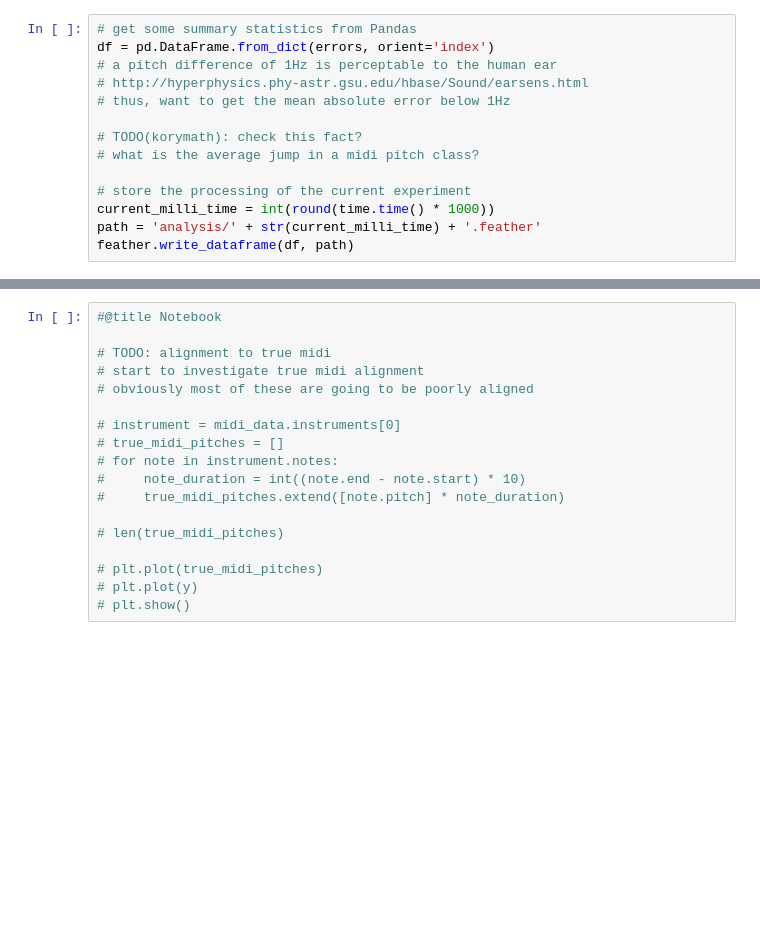
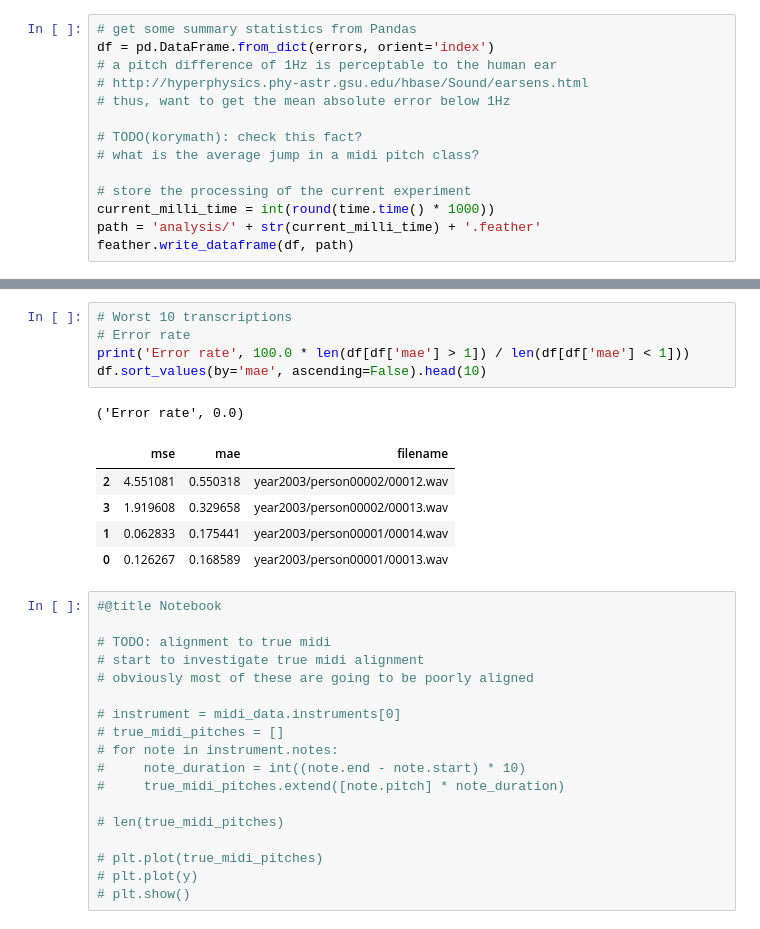
Before and after one commit to fishandchipsing/brds, a Jupyter notebook: query-by-humming-singing-analysis.ipynb, the cells around one changed output, grey strips where cells are left out. Drawn from its saved outputs; the diff is of its cells as text; blank space fills up the shorter version.

```diff
--- a/query-by-humming-singing-analysis.ipynb
+++ b/query-by-humming-singing-analysis.ipynb
@@ -345,3 +435,15 @@ plt.show()
+# %%
+# Worst 10 transcriptions
+# Error rate
+print('Error rate', 100.0 * len(df[df['mae'] > 1]) / len(df[df['mae'] < 1]))
+df.sort_values(by='mae', ascending=False).head(10)
+# %% [output]
+('Error rate', 0.0)
+|  | mse | mae | filename |
+| 2 | 4.551081 | 0.550318 | year2003/person00002/00012.wav |
+| 3 | 1.919608 | 0.329658 | year2003/person00002/00013.wav |
+| 1 | 0.062833 | 0.175441 | year2003/person00001/00014.wav |
+| 0 | 0.126267 | 0.168589 | year2003/person00001/00013.wav |
 # %%
 #@title Notebook
 
```
Also changed, not shown: parts of 4 cells of this notebook.
